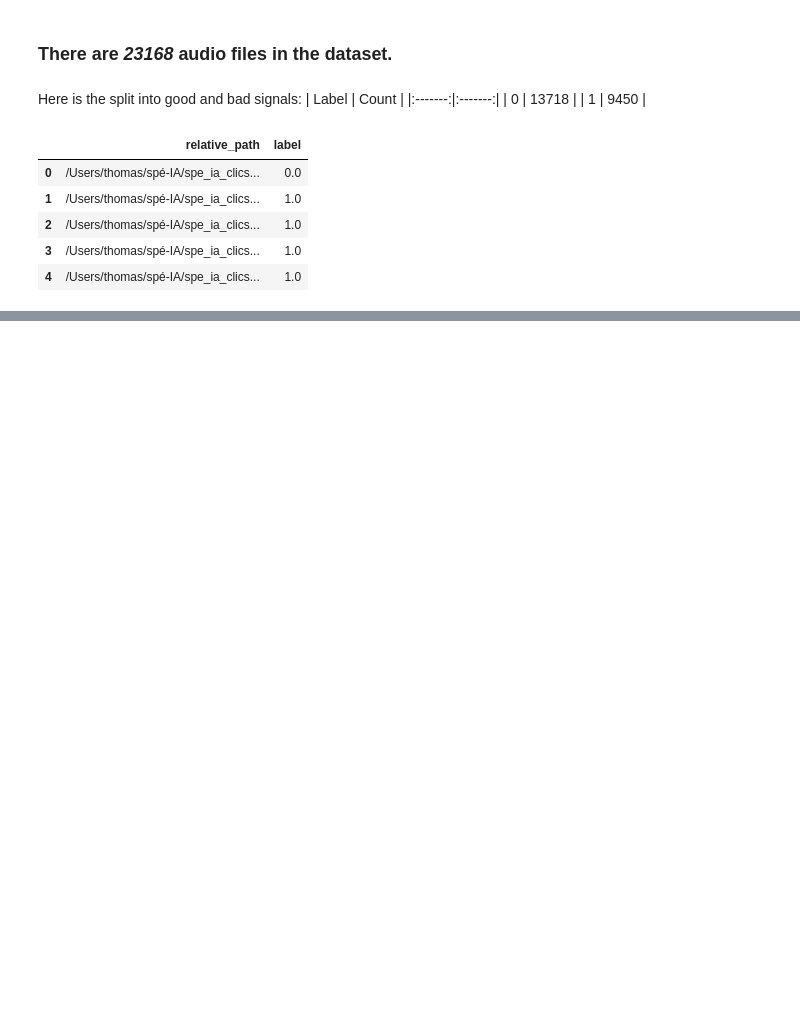
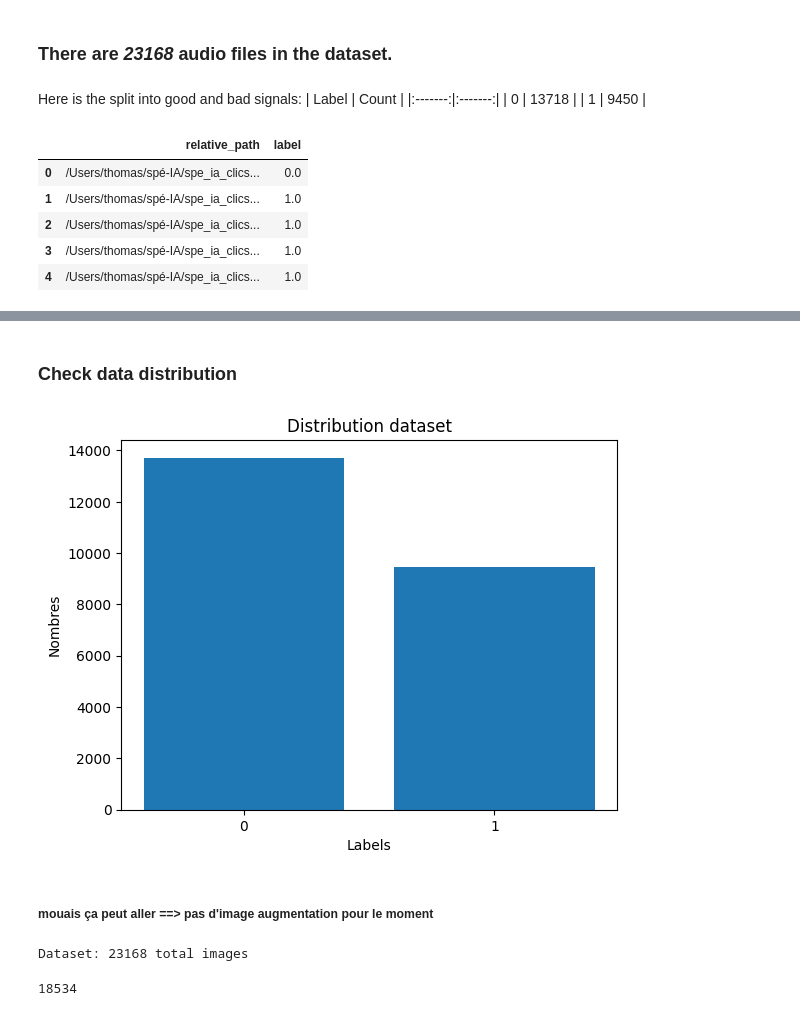
Before and after one commit to tristangclvs/-DataChallenge--Odontocetes_click_sounds_detection, a Jupyter notebook: notebook_aiff2png2Tfrecord.ipynb, the cells around one changed output, grey strips where cells are left out. Saved outputs shown, nothing was run; the diff lists cells and outputs as text; code cells hidden in the pictures; blank space fills up the shorter version.

```diff
--- a/notebook_aiff2png2Tfrecord.ipynb
+++ b/notebook_aiff2png2Tfrecord.ipynb
@@ -122,0 +109,22 @@ for filename in os.listdir(input_directory):
+# %% [markdown]
+### Check data distribution
+# %%
+class_counts = df['label'].value_counts()
+
+# Assuming there are only two classes
+class_names = ['0', '1']
+
+plt.bar(class_names, [class_counts[0], class_counts[1]])
+plt.xlabel('Labels')
+plt.ylabel('Nombres')
+plt.title('Distribution dataset')
+plt.show()
+# %% [output]
+[figure, added]
+# %% [markdown]
+##### mouais ça peut aller ==> pas d'image augmentation pour le moment
+# %%
+NUM_IMAGES = len(os.listdir(Path.cwd() / 'spectogram_images'))
+print('Dataset: {} total images'.format(NUM_IMAGES))
+# %% [output]
+Dataset: 23168 total images
@@ -122,0 +134,4 @@ for filename in os.listdir(input_directory):
+# %%
+print(train_size)
+# %% [output]
+18534
```
Also changed, not shown: parts of 14 cells of this notebook.
